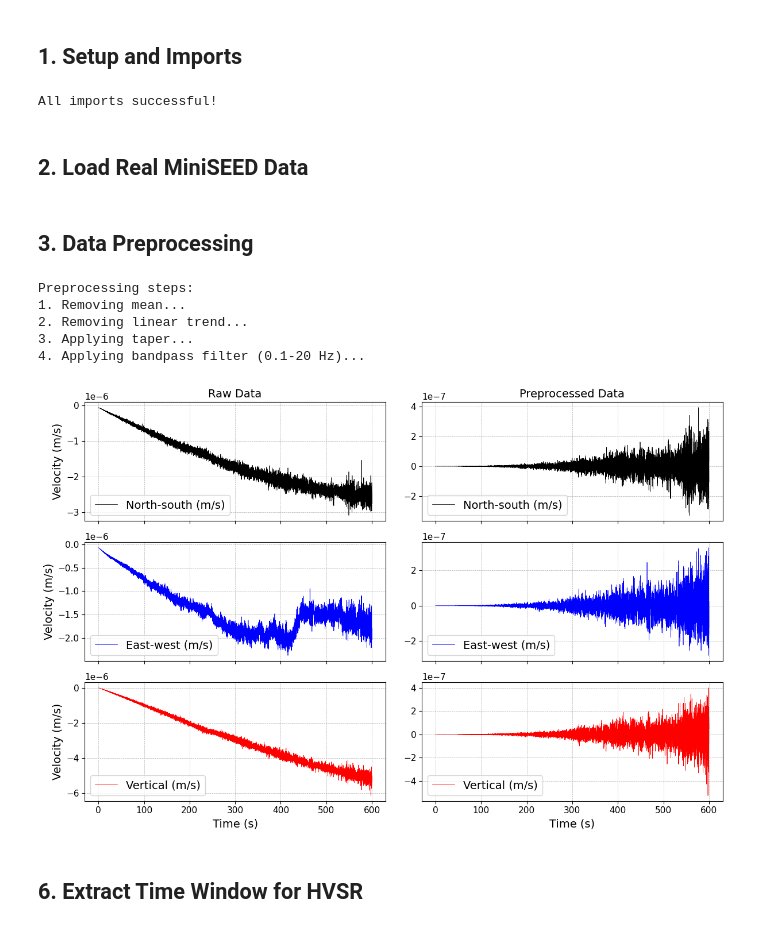
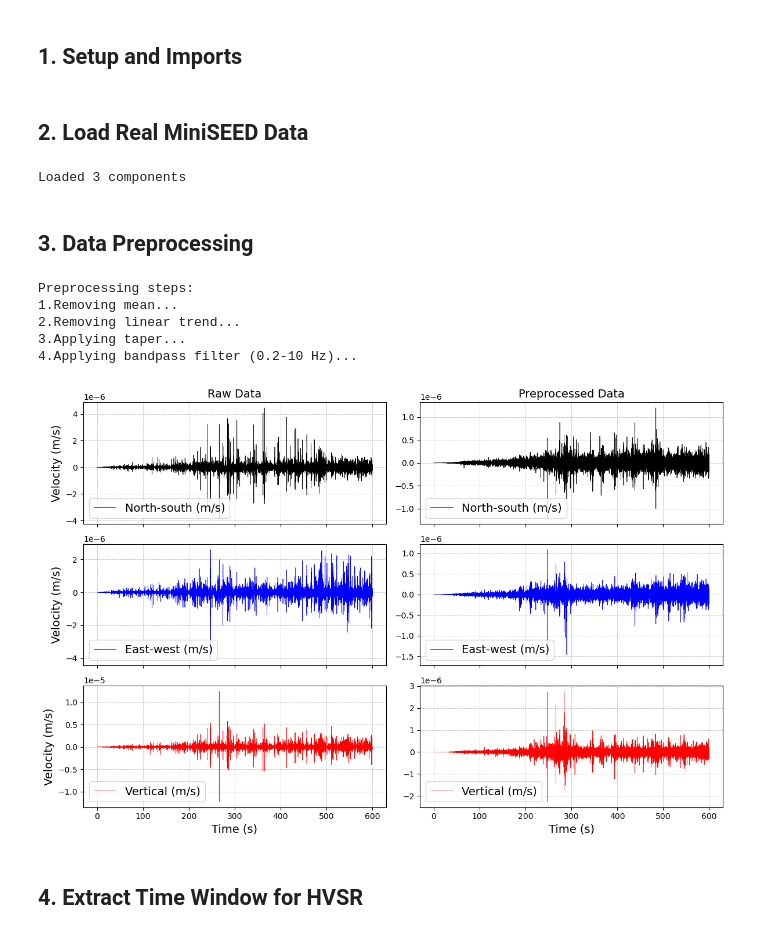
Before and after one commit to Shihao-Yuan/hvsr-lite, a Jupyter notebook: examples/single_station_example.ipynb, the cells around one changed output. Saved outputs shown, nothing was run; the diff lists cells and outputs as text; code cells hidden in the pictures.

```diff
--- a/examples/single_station_example.ipynb
+++ b/examples/single_station_example.ipynb
@@ -14,104 +14,100 @@ warnings.filterwarnings('ignore')
 from obspy import read, Stream
 from obspy.core import UTCDateTime
 import tqdm
-
-import sys
-sys.path.append('..')
+from scipy.signal import welch
 
 from hvsr_lite.core import compute_hvsr, HVSRResult
 from hvsr_lite.utils import stream_to_dict
-
-plt.style.use('default')
-plt.rcParams['figure.figsize'] = (14, 8)
-plt.rcParams['font.size'] = 11
-
-print("All imports successful!")
-# %% [output]
-All imports successful!
 # %% [markdown]
 ## 2. Load Real MiniSEED Data
 # %%
-data_dir = Path('/Users/shihao/Research/CSM/Projects/BHP/BHP_OCELOT/SEISMIC/Data')
+data_dir = Path('/home/syuan/BHP/MSEED_RESP_REMOVED_Prefil')
 
-station_name = '453000225'
-date_str = '2022.07.30.00.00.00.000'
+station_name =  '453000225'
+date_str = '2022.07.21.00.00.00.000'
 
 components = {'E': 'east', 'N': 'north', 'Z': 'vertical'}
 streams = {}
 
 for comp_code, comp_name in components.items():
-    filename = f"{station_name}..0.20.{date_str}.{comp_code}_RESPREMOVED.miniseed"
-    filepath = data_dir / filename
+    pattern = f"{station_name}..0.*.{date_str}.{comp_code}_RESPREMOVED.miniseed"
+    matches = sorted(data_dir.glob(pattern))
 
-    if filepath.exists():
-        st = read(str(filepath))
-        streams[comp_name] = st
-    else:
-        print(f"File not found: {filename}")
+    if not matches:
+        print(f"File not found (pattern): {pattern}")
+        continue
+
+    filepath = matches[0]
+    st = read(str(filepath))
+    streams[comp_name] = st
 
 st_all = Stream()
 for comp_name in ['north', 'east', 'vertical']:
     if comp_name in streams:
         st_all += streams[comp_name]
+
+print(f"Loaded {len(st_all)} components")
+# %% [output]
+Loaded 3 components
 # %% [markdown]
 ## 3. Data Preprocessing
 # %%
 st_processed = st_all.copy()
 
 print("Preprocessing steps:")
-print("1. Removing mean...")
+print("1.Removing mean...")
 st_processed.detrend(type='demean')
 
-print("2. Removing linear trend...")
+print("2.Removing linear trend...")
 st_processed.detrend(type='linear')
 
-print("3. Applying taper...")
-st_processed.taper(max_percentage=0.01, type='cosine')
+print("3.Applying taper...")
+st_processed.taper(max_percentage=0.001)
 
-print("4. Applying bandpass filter (0.1-20 Hz)...")
-st_processed.filter('bandpass', freqmin=0.1, freqmax=20.0, corners=4, zerophase=True)
+print("4.Applying bandpass filter (0.2-10 Hz)...")
+st_processed.filter('bandpass', freqmin=0.2, freqmax=10.0, corners=4, zerophase=True)
 
 
 fig, axes = plt.subplots(3, 2, figsize=(12, 8), sharex='col')
 legend_names = ['North-south (m/s)', 'East-west (m/s)', 'Vertical (m/s)']
 colors = ['k', 'b', 'r']
 
-duration = 600  # 10 minutes in seconds
+duration = 60*10  # 10 minutes in seconds
 sampling_rate = st_all[0].stats.sampling_rate
 n_samples = int(duration * sampling_rate)
 
 for i, (tr_raw, tr_proc, color) in enumerate(zip(st_all, st_processed, colors)):
     time = np.arange(n_samples) / sampling_rate
 
     # Raw data
     axes[i, 0].plot(time, tr_raw.data[:n_samples], color=color, linewidth=0.5,label=legend_names[i])
     axes[i, 0].set_ylabel('Velocity (m/s)', fontsize=14)
     axes[i, 0].grid(True,linestyle='--',linewidth=0.5)
     axes[i, 0].ticklabel_format(style='sci', axis='y', scilimits=(0,0))
     axes[i, 0].legend(loc='lower left', fontsize=14)
     if i == 0:
         axes[i, 0].set_title('Raw Data', fontsize=14)
 
     # Processed data
     axes[i, 1].plot(time, tr_proc.data[:n_samples], color=color, linewidth=0.5,label=legend_names[i])
     axes[i, 1].grid(True,linestyle='--',linewidth=0.5)
     axes[i, 1].ticklabel_format(style='sci', axis='y', scilimits=(0,0))
     axes[i, 1].legend(loc='lower left', fontsize=14)
     if i == 0:
         axes[i, 1].set_title('Preprocessed Data', fontsize=14)
 
 axes[-1, 0].set_xlabel('Time (s)', fontsize=14)
 axes[-1, 1].set_xlabel('Time (s)', fontsize=14)
 plt.tight_layout()
 plt.show()
 # %% [output]
 Preprocessing steps:
-1. Removing mean...
-2. Removing linear trend...
-3. Applying taper...
-4. Applying bandpass filter (0.1-20 Hz)...
+1.Removing mean...
+2.Removing linear trend...
+3.Applying taper...
+4.Applying bandpass filter (0.2-10 Hz)...
-[figure, old version]
+[figure, new version]
 # %% [markdown]
-## 6. Extract Time Window for HVSR
+## 4. Extract Time Window for HVSR
 # %%
 start_time = st_processed[0].stats.starttime
```
Also changed, not shown: parts of 9 cells of this notebook, 10 other files.
